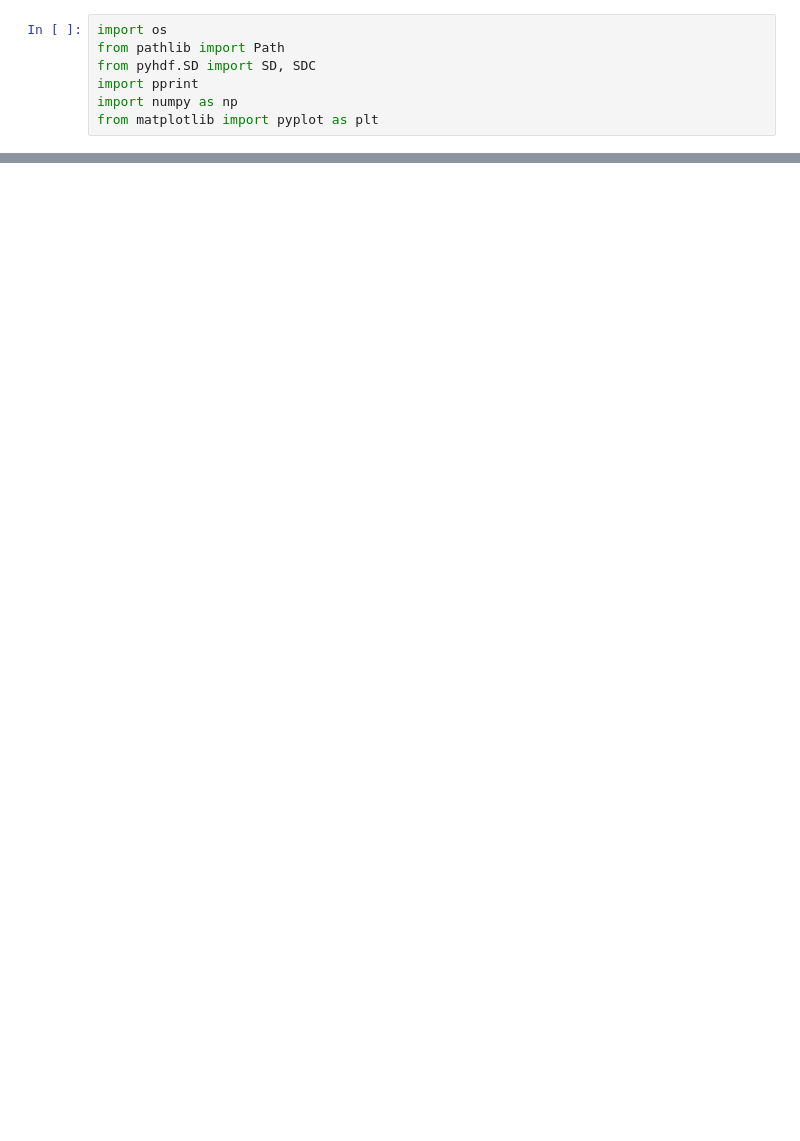
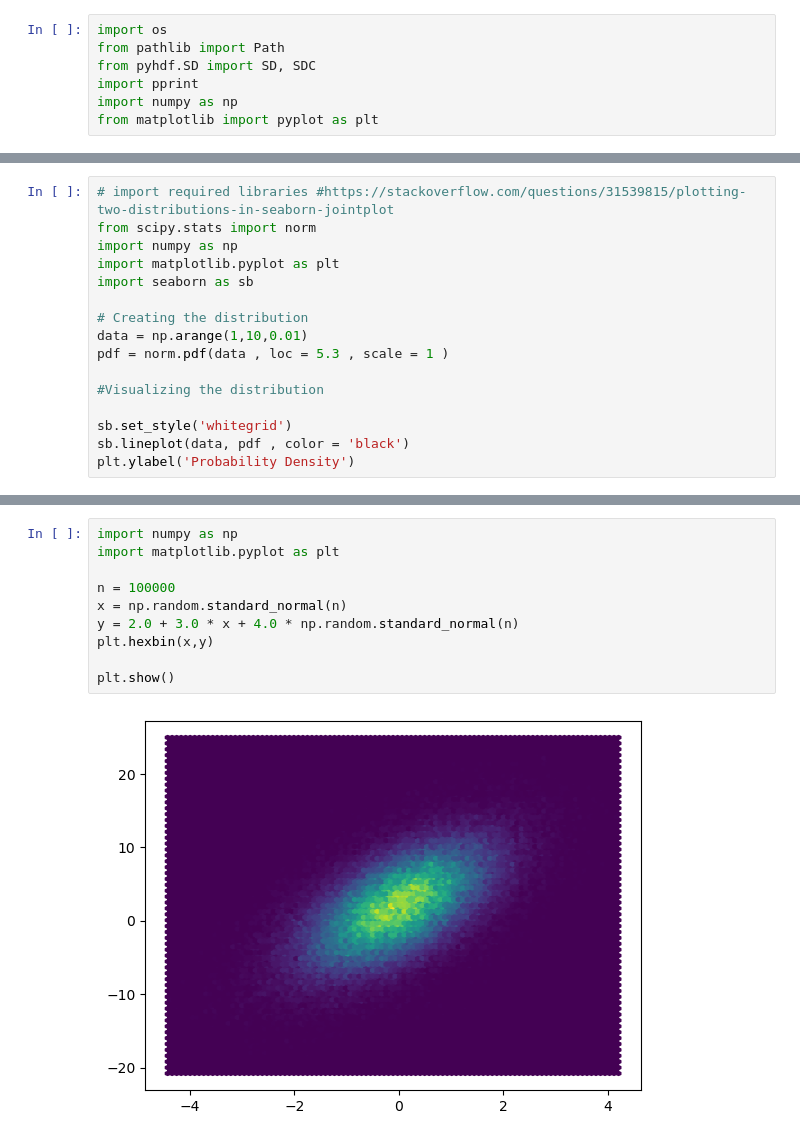
Before and after one commit to jesseniagonzalezv/ICON_RTTOV, a Jupyter notebook: code_test/PCA-simulation.ipynb, the cells around one changed output, grey strips where cells are left out. Cells and saved outputs as stored; diff of their text form; blank space fills up the shorter version.

```diff
--- a/code_test/PCA-simulation.ipynb
+++ b/code_test/PCA-simulation.ipynb
@@ -9,0 +280,16 @@ from matplotlib import pyplot as plt
+# %%
+# import required libraries #https://stackoverflow.com/questions/31539815/plotting-two-distributions-in-seaborn-jointplot
+from scipy.stats import norm
+import numpy as np
+import matplotlib.pyplot as plt
+import seaborn as sb
+
+# Creating the distribution
+data = np.arange(1,10,0.01)
+pdf = norm.pdf(data , loc = 5.3 , scale = 1 )
+
+#Visualizing the distribution
+
+sb.set_style('whitegrid')
+sb.lineplot(data, pdf , color = 'black')
+plt.ylabel('Probability Density')
@@ -9,0 +305,12 @@ from matplotlib import pyplot as plt
+# %%
+import numpy as np
+import matplotlib.pyplot as plt
+
+n = 100000
+x = np.random.standard_normal(n)
+y = 2.0 + 3.0 * x + 4.0 * np.random.standard_normal(n)
+plt.hexbin(x,y)
+
+plt.show()
+# %% [output]
+[figure, added]
```
Also changed, not shown: parts of 43 cells of this notebook.
